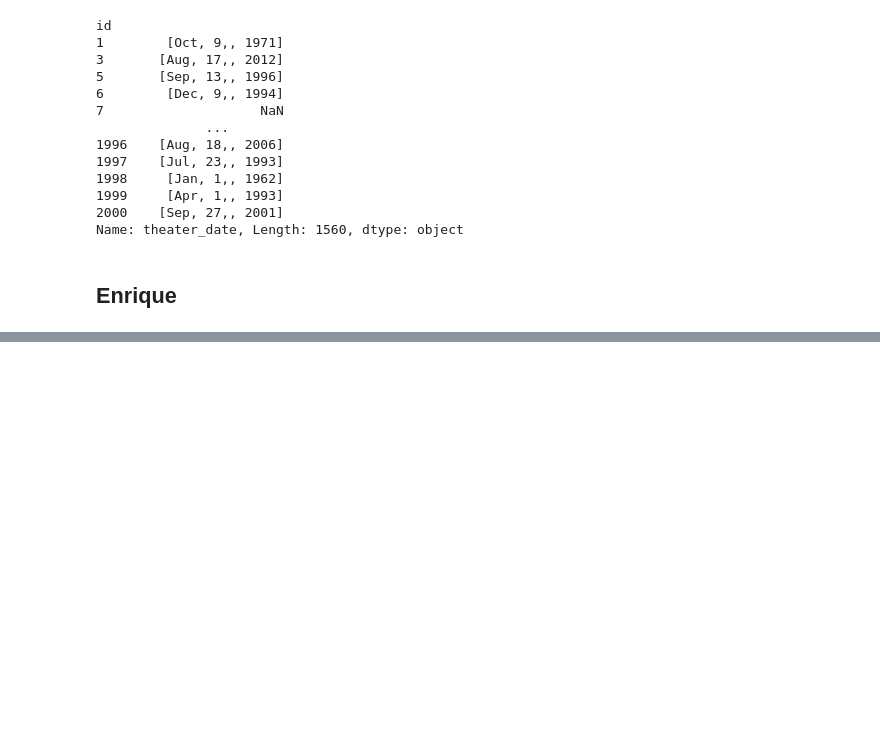
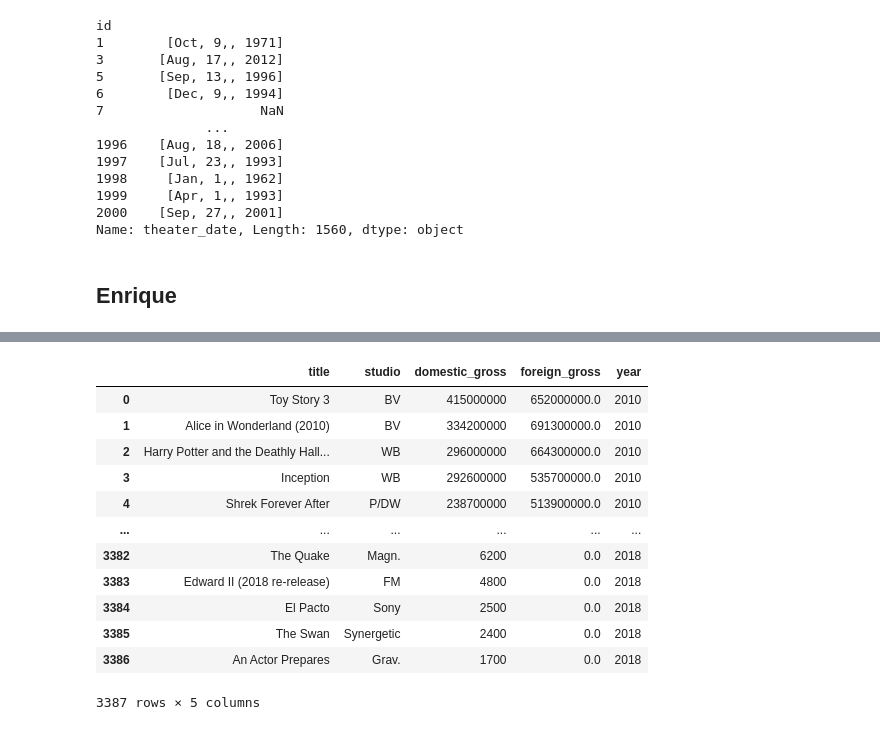
Before and after one commit to mfFrida/Capstone-Project-Semester-1, a Jupyter notebook: student.ipynb, the cells around one changed output, grey strips where cells are left out. Cells and saved outputs as stored; diff of their text form; code cells hidden in the pictures; blank space fills up the shorter version.

```diff
--- a/student.ipynb
+++ b/student.ipynb
@@ -154,0 +208,43 @@ Name: theater_date, Length: 1560, dtype: object
+# %%
+# import all necessary packages
+import csv
+import pandas as pd
+import numpy as np
+
+# Opening + Reading the Movie_Gross CSV file
+tmdb_movie_gross = pd.read_csv('DataBases/bom.movie_gross.csv', encoding = 'utf-8')
+
+# Remove duplicate records
+tmdb_movie_gross = tmdb_movie_gross.drop_duplicates()
+
+# Replace NaN / null values to a "0" because we're reviewing gross/money. no value = no money generated in domestic gross
+## Standardize domestic_gross into an int
+tmdb_movie_gross['domestic_gross'] = tmdb_movie_gross['domestic_gross'].fillna(0)
+tmdb_movie_gross['domestic_gross'] = tmdb_movie_gross['domestic_gross'].astype(int)
+
+# Standardize foreign_gross into a float because you cannot turn decimals into an int
+## Inorder to change values into a float, you must get rid of the commas
+### Replace NaN / null values to a "0" because we're reviewing gross/money. no value = no money generated in foreign_gross
+tmdb_movie_gross['foreign_gross'] = tmdb_movie_gross['foreign_gross'].replace(",", "", regex=True)
+tmdb_movie_gross['foreign_gross'] = tmdb_movie_gross['foreign_gross'].astype(float)
+tmdb_movie_gross['foreign_gross'] = tmdb_movie_gross['foreign_gross'].fillna(0)
+
+# Because there were 5 entries that were null in Studio, we change the null value to a string that says "N/A" which just means that we don't know the studio that produced the film
+tmdb_movie_gross['studio'] = tmdb_movie_gross['studio'].fillna('N/A')
+
+#Display Movie_Gross Data
+tmdb_movie_gross
+# %% [output]
+|  | title | studio | domestic_gross | foreign_gross | year |
+| 0 | Toy Story 3 | BV | 415000000 | 652000000.0 | 2010 |
+| 1 | Alice in Wonderland (2010) | BV | 334200000 | 691300000.0 | 2010 |
+| 2 | Harry Potter and the Deathly Hall... | WB | 296000000 | 664300000.0 | 2010 |
+| 3 | Inception | WB | 292600000 | 535700000.0 | 2010 |
+| 4 | Shrek Forever After | P/DW | 238700000 | 513900000.0 | 2010 |
+| ... | ... | ... | ... | ... | ... |
+| 3382 | The Quake | Magn. | 6200 | 0.0 | 2018 |
+| 3383 | Edward II (2018 re-release) | FM | 4800 | 0.0 | 2018 |
+| 3384 | El Pacto | Sony | 2500 | 0.0 | 2018 |
+| 3385 | The Swan | Synergetic | 2400 | 0.0 | 2018 |
+| 3386 | An Actor Prepares | Grav. | 1700 | 0.0 | 2018 |
+3387 rows × 5 columns
```
Also changed, not shown: parts of 10 cells of this notebook, 1 other file.
